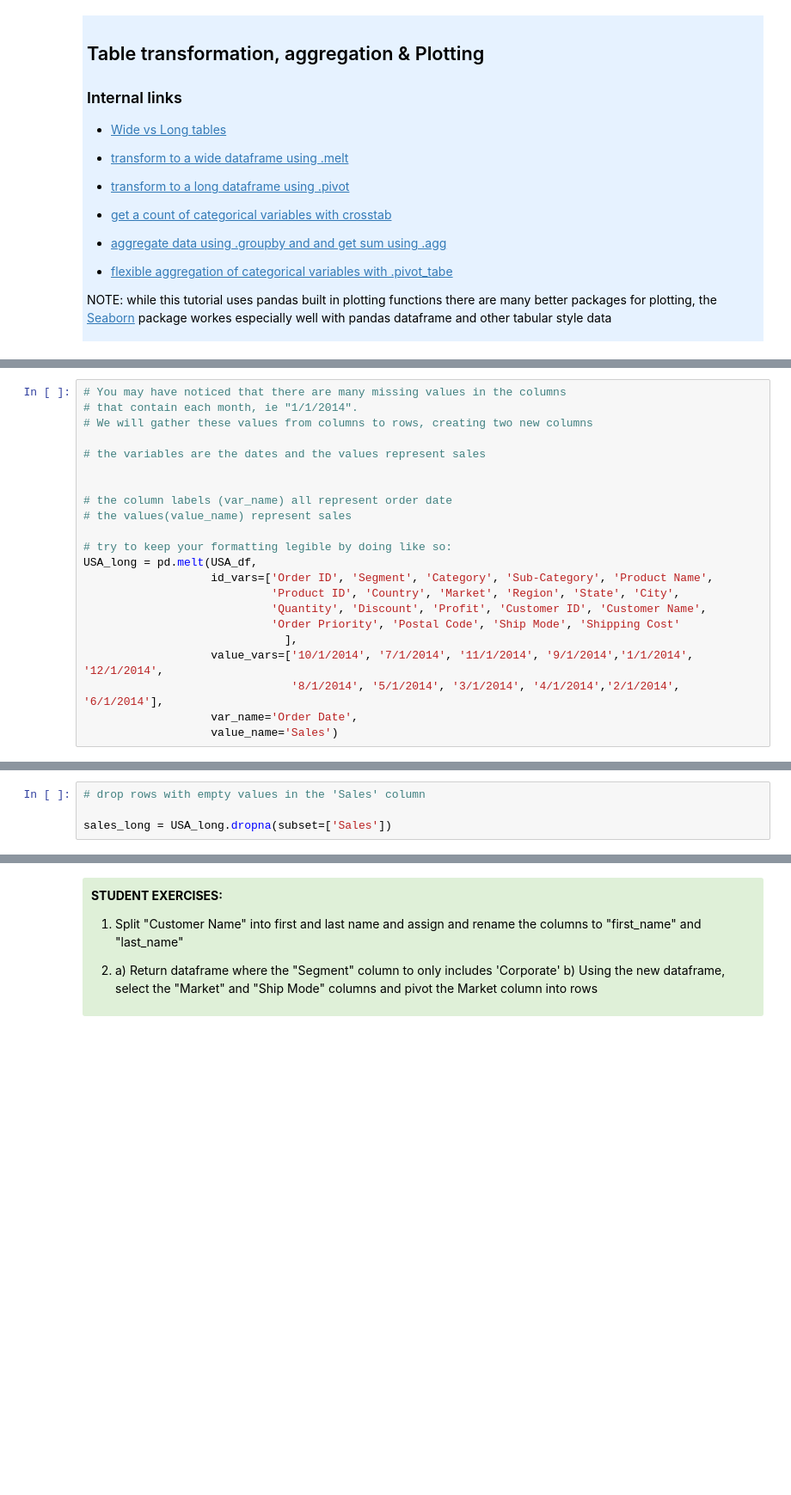
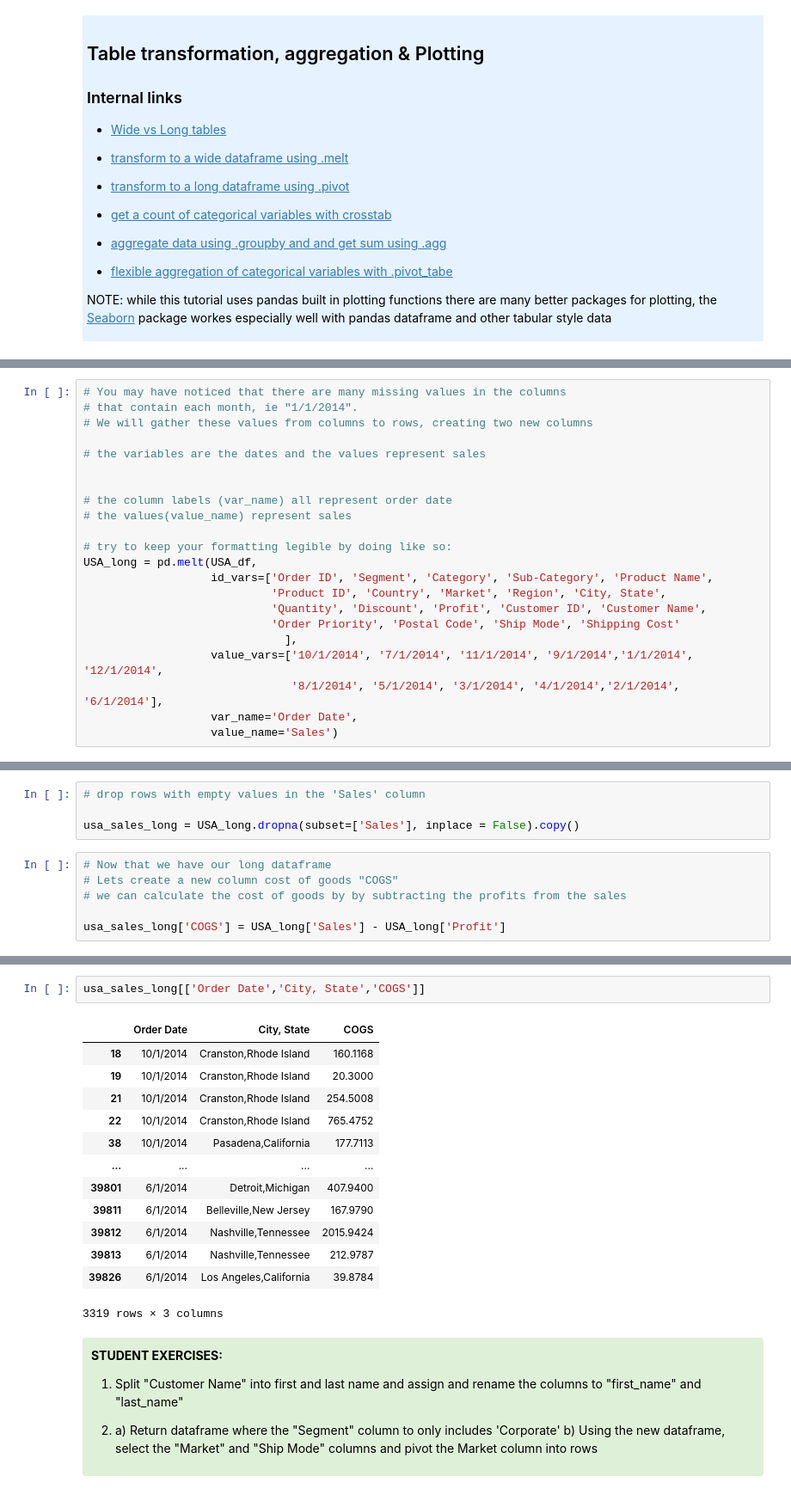
Before and after one commit to AllenInstitute/swdb_2022_python_bootcamp, a Jupyter notebook: PythonBootcamp/06_Introduction_to_Pandas.ipynb, the cells around one changed output, grey strips where cells are left out. Shown at 86% size. Cells and saved outputs as stored; diff of their text form; blank space fills up the shorter version.

```diff
--- a/PythonBootcamp/06_Introduction_to_Pandas.ipynb
+++ b/PythonBootcamp/06_Introduction_to_Pandas.ipynb
@@ -1233,7 +1214,7 @@ It can be especially effective if you have several columns related columns conta
 # try to keep your formatting legible by doing like so:
 USA_long = pd.melt(USA_df,
                    id_vars=['Order ID', 'Segment', 'Category', 'Sub-Category', 'Product Name',
-                            'Product ID', 'Country', 'Market', 'Region', 'State', 'City',
+                            'Product ID', 'Country', 'Market', 'Region', 'City, State',
                             'Quantity', 'Discount', 'Profit', 'Customer ID', 'Customer Name',
                             'Order Priority', 'Postal Code', 'Ship Mode', 'Shipping Cost'
                               ],
@@ -1284,7 +1265,13 @@ USA_long
 # %%
 # drop rows with empty values in the 'Sales' column
 
-sales_long = USA_long.dropna(subset=['Sales'])
+usa_sales_long = USA_long.dropna(subset=['Sales'], inplace = False).copy()
+# %%
+# Now that we have our long dataframe
+# Lets create a new column cost of goods "COGS"
+# we can calculate the cost of goods by by subtracting the profits from the sales
+
+usa_sales_long['COGS'] = USA_long['Sales'] - USA_long['Profit']
 # %% [markdown]
 <a id='pivot'></a>
 # %% [markdown]
@@ -1330,3 +1307,19 @@ USA_category_wide
+# %%
+usa_sales_long[['Order Date','City, State','COGS']]
+# %% [output]
+|  | Order Date | City, State | COGS |
+| 18 | 10/1/2014 | Cranston,Rhode Island | 160.1168 |
+| 19 | 10/1/2014 | Cranston,Rhode Island | 20.3000 |
+| 21 | 10/1/2014 | Cranston,Rhode Island | 254.5008 |
+| 22 | 10/1/2014 | Cranston,Rhode Island | 765.4752 |
+| 38 | 10/1/2014 | Pasadena,California | 177.7113 |
+| ... | ... | ... | ... |
+| 39801 | 6/1/2014 | Detroit,Michigan | 407.9400 |
+| 39811 | 6/1/2014 | Belleville,New Jersey | 167.9790 |
+| 39812 | 6/1/2014 | Nashville,Tennessee | 2015.9424 |
+| 39813 | 6/1/2014 | Nashville,Tennessee | 212.9787 |
+| 39826 | 6/1/2014 | Los Angeles,California | 39.8784 |
+3319 rows × 3 columns
 # %% [markdown]
 <div style="background: #DFF0D8; border-radius: 3px; padding: 10px;">
 
```
Also changed, not shown: parts of 42 cells of this notebook, 2 other files.
